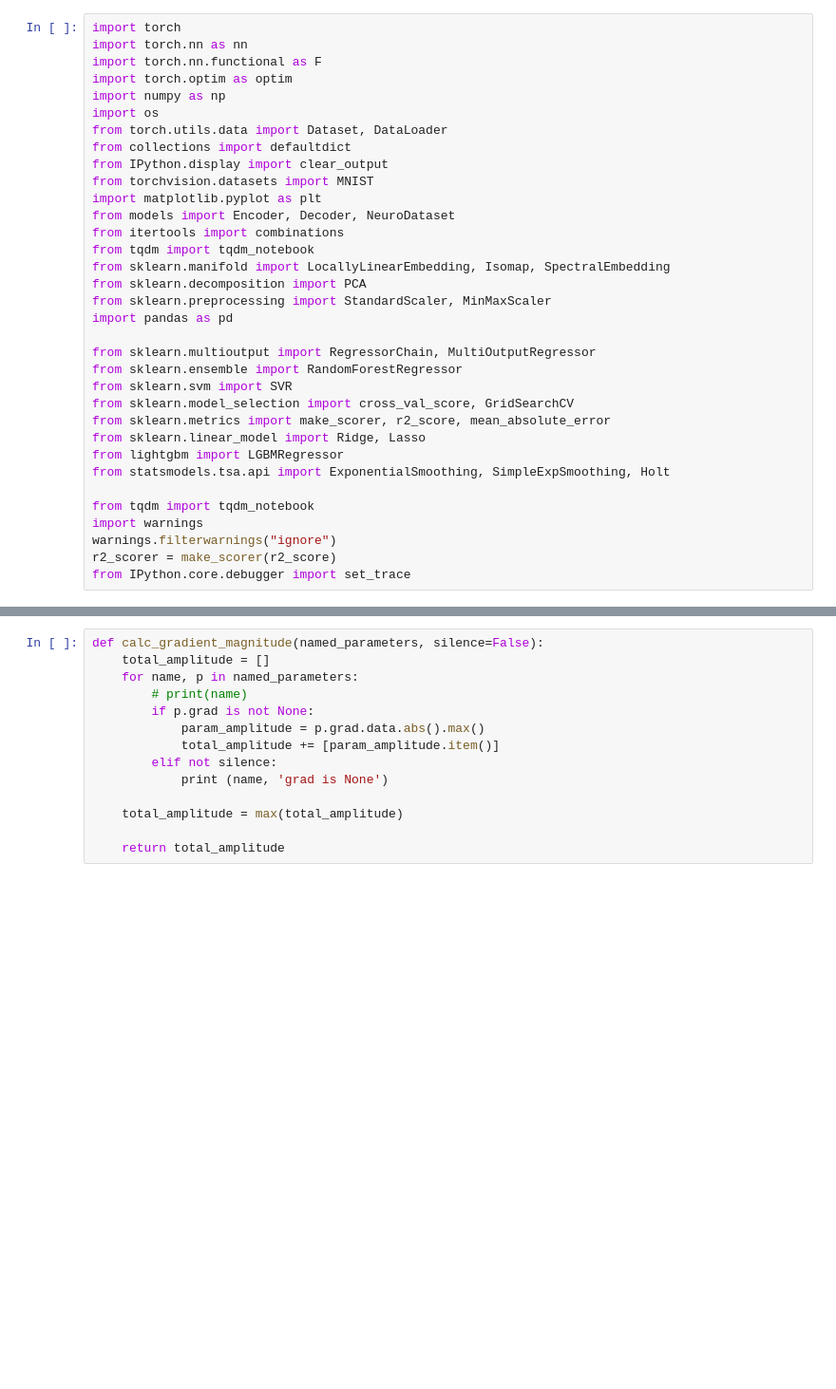
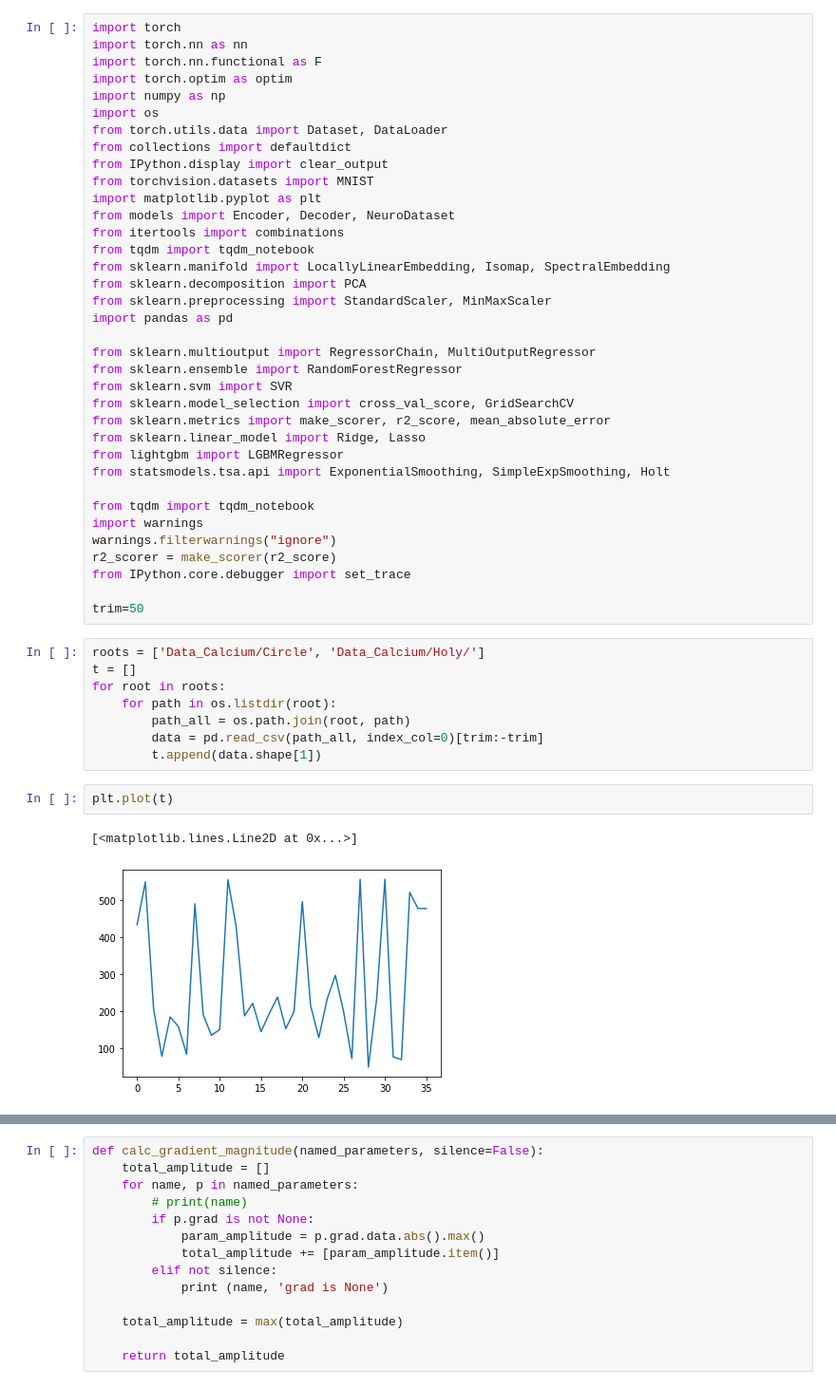
Before and after one commit to blufzzz/NeuroMice, a Jupyter notebook: Autoencoders.ipynb, the cells around one changed output, grey strips where cells are left out. Shown: that part at 95% size. Cells and saved outputs as stored; diff of their text form; blank space fills up the shorter version.

```diff
--- a/Autoencoders.ipynb
+++ b/Autoencoders.ipynb
@@ -32,3 +32,18 @@ import warnings
 warnings.filterwarnings("ignore")
 r2_scorer = make_scorer(r2_score)
 from IPython.core.debugger import set_trace
+
+trim=50
+# %%
+roots = ['Data_Calcium/Circle', 'Data_Calcium/Holy/']
+t = []
+for root in roots:
+    for path in os.listdir(root):
+        path_all = os.path.join(root, path)
+        data = pd.read_csv(path_all, index_col=0)[trim:-trim]
+        t.append(data.shape[1])
+# %%
+plt.plot(t)
+# %% [output]
+[<matplotlib.lines.Line2D at 0x...>]
+[figure, added]
```
Also changed, not shown: parts of 7 cells of this notebook, 3 other files.
